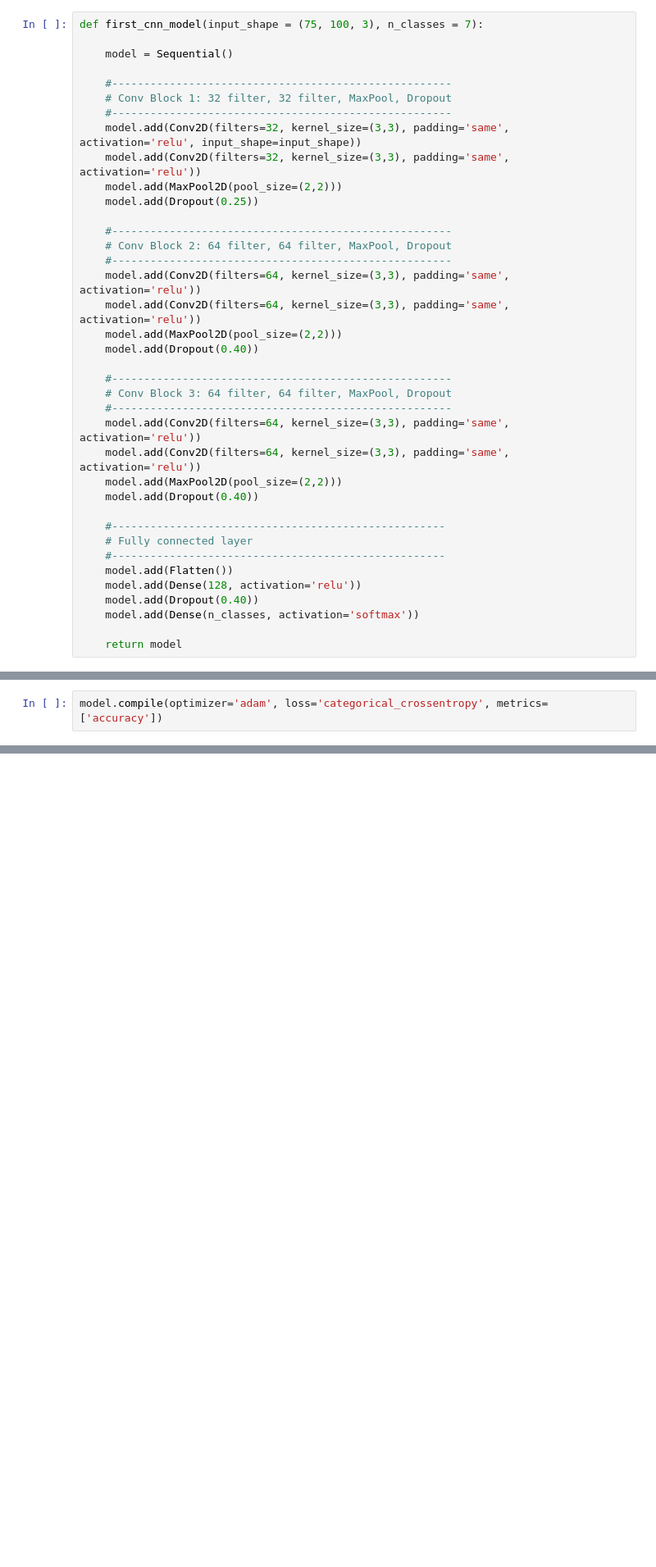
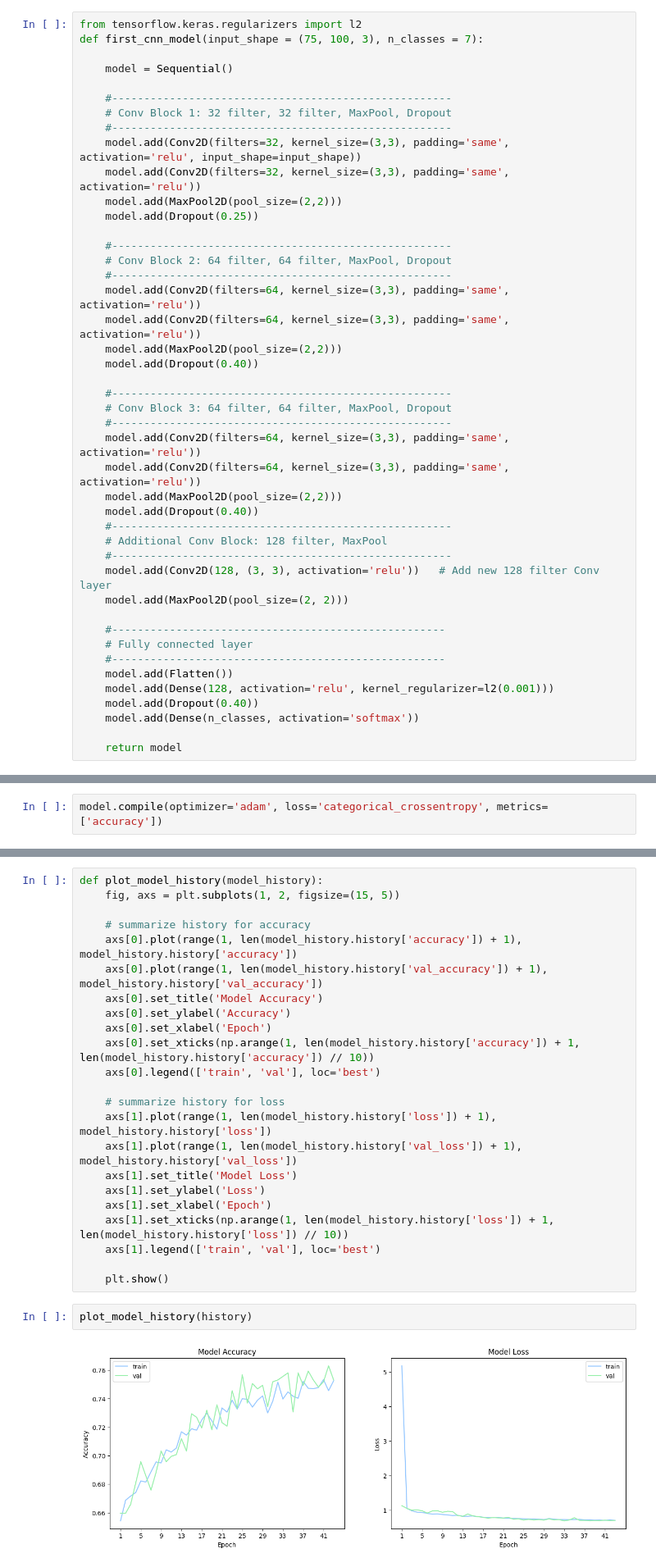
Before and after one commit to liteshperumalla/Skin-Cancer-prediction-using-machine-learning, a Jupyter notebook: Skin_cancer_project.ipynb, the cells around one changed output, grey strips where cells are left out. Shown at 82% size. Cells and saved outputs as stored; diff of their text form; blank space fills up the shorter version.

Commit message:
Updated model with accuracy 0.742886

```diff
--- a/Skin_cancer_project.ipynb
+++ b/Skin_cancer_project.ipynb
@@ -279,6 +279,7 @@ X_train.shape
 # %% [output]
 (7210, 75, 100, 3)
 # %%
+from tensorflow.keras.regularizers import l2
 def first_cnn_model(input_shape = (75, 100, 3), n_classes = 7):
 
     model = Sequential()
@@ -306,12 +307,17 @@ def first_cnn_model(input_shape = (75, 100, 3), n_classes = 7):
     model.add(Conv2D(filters=64, kernel_size=(3,3), padding='same', activation='relu'))
     model.add(MaxPool2D(pool_size=(2,2)))
     model.add(Dropout(0.40))
+    #-----------------------------------------------------
+    # Additional Conv Block: 128 filter, MaxPool
+    #-----------------------------------------------------
+    model.add(Conv2D(128, (3, 3), activation='relu'))   # Add new 128 filter Conv layer
+    model.add(MaxPool2D(pool_size=(2, 2)))
 
     #----------------------------------------------------
     # Fully connected layer
     #----------------------------------------------------
     model.add(Flatten())
-    model.add(Dense(128, activation='relu'))
+    model.add(Dense(128, activation='relu', kernel_regularizer=l2(0.001)))
     model.add(Dropout(0.40))
     model.add(Dense(n_classes, activation='softmax'))
 
@@ -440,0 +441,27 @@ You must install pydot (`pip install pydot`) and install graphviz (see instructi
+# %%
+def plot_model_history(model_history):
+    fig, axs = plt.subplots(1, 2, figsize=(15, 5))
+
+    # summarize history for accuracy
+    axs[0].plot(range(1, len(model_history.history['accuracy']) + 1), model_history.history['accuracy'])
+    axs[0].plot(range(1, len(model_history.history['val_accuracy']) + 1), model_history.history['val_accuracy'])
+    axs[0].set_title('Model Accuracy')
+    axs[0].set_ylabel('Accuracy')
+    axs[0].set_xlabel('Epoch')
+    axs[0].set_xticks(np.arange(1, len(model_history.history['accuracy']) + 1, len(model_history.history['accuracy']) // 10))
+    axs[0].legend(['train', 'val'], loc='best')
+
+    # summarize history for loss
+    axs[1].plot(range(1, len(model_history.history['loss']) + 1), model_history.history['loss'])
+    axs[1].plot(range(1, len(model_history.history['val_loss']) + 1), model_history.history['val_loss'])
+    axs[1].set_title('Model Loss')
+    axs[1].set_ylabel('Loss')
+    axs[1].set_xlabel('Epoch')
+    axs[1].set_xticks(np.arange(1, len(model_history.history['loss']) + 1, len(model_history.history['loss']) // 10))
+    axs[1].legend(['train', 'val'], loc='best')
+
+    plt.show()
+# %%
+plot_model_history(history)
+# %% [output]
+[figure, added]
```
Also changed, not shown: parts of 9 cells of this notebook.
